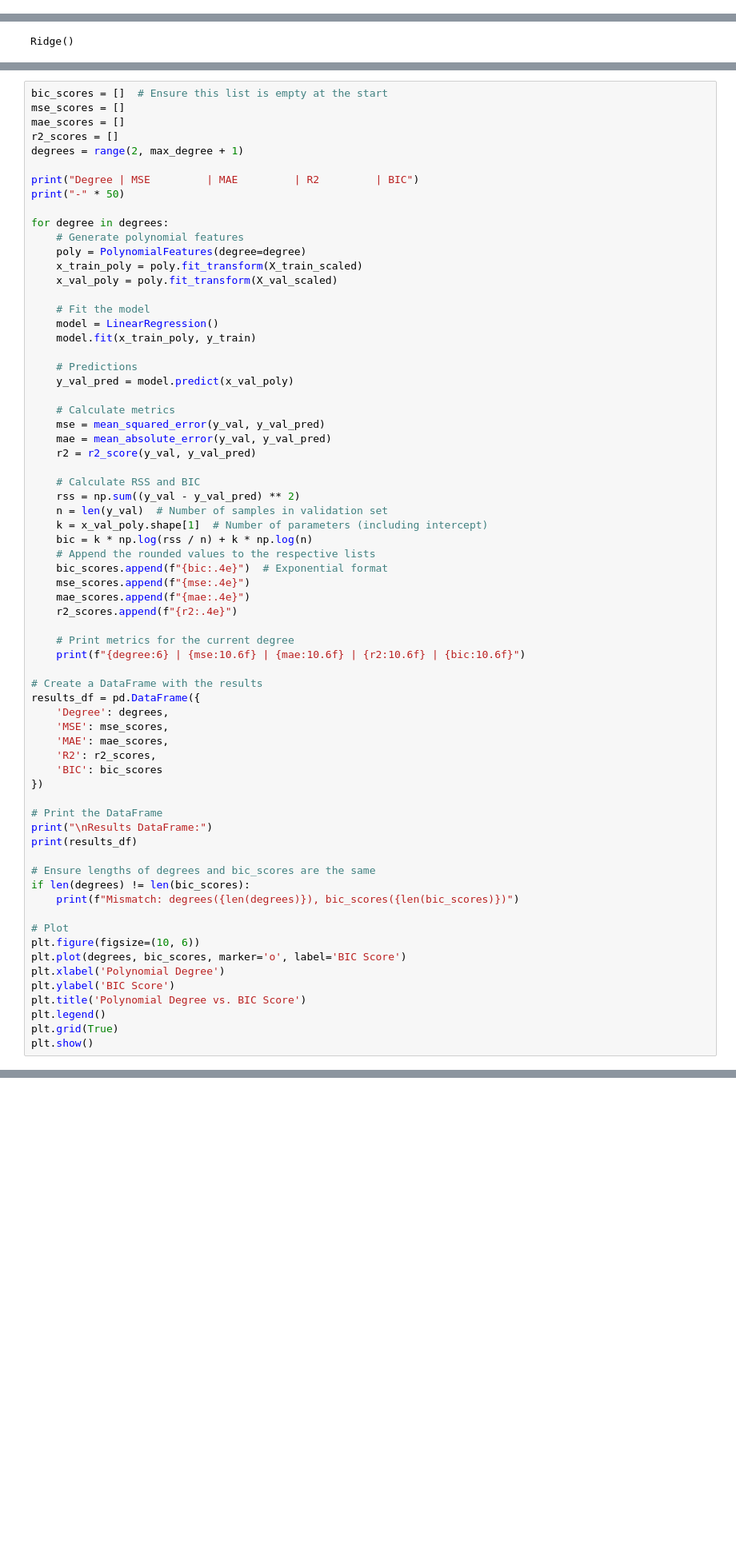
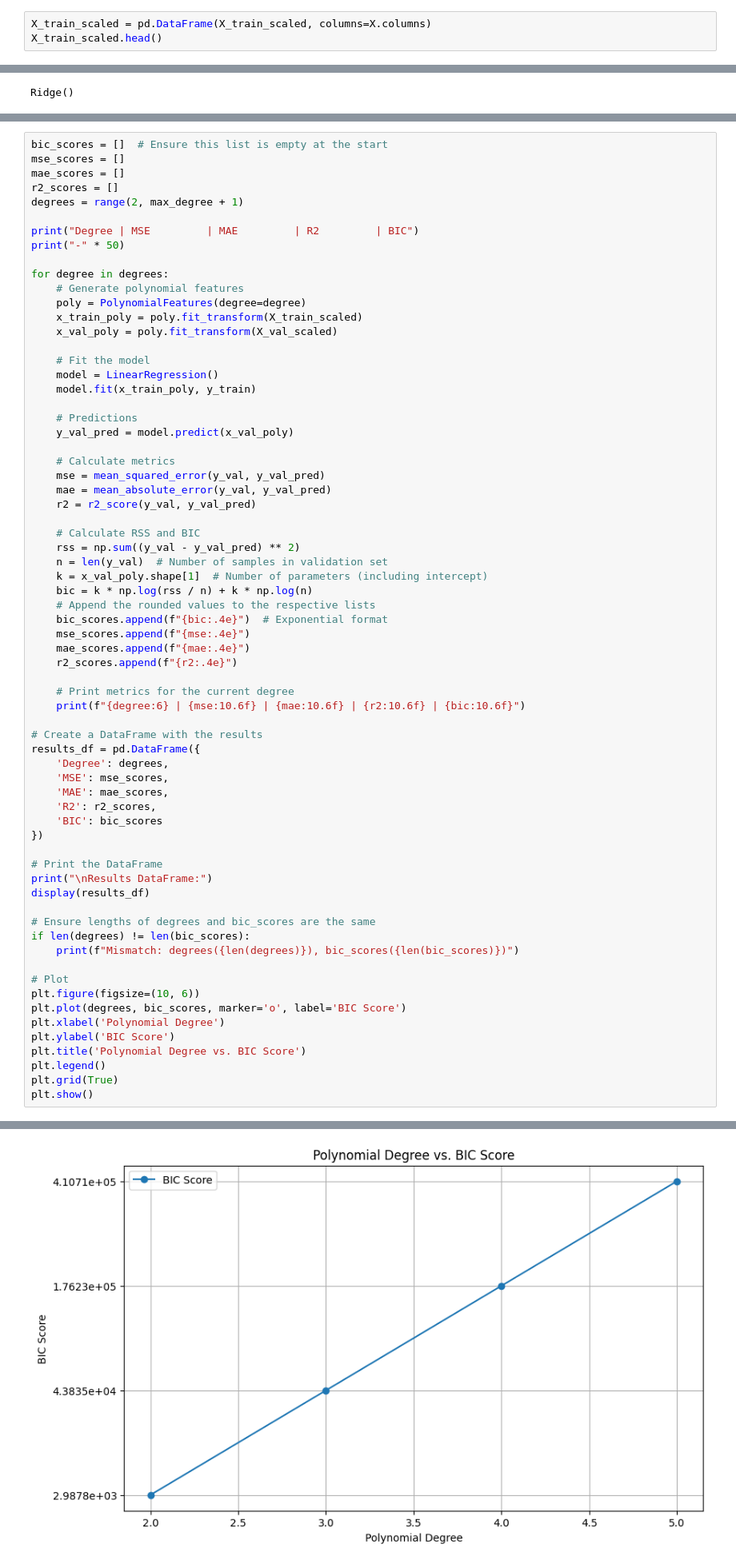
Before and after one commit to yazan6546/Regression-Analysis-and-Model-Selection, a Jupyter notebook: main.ipynb, the cells around one changed output, grey strips where cells are left out. Shown at 80% size. Cells and saved outputs as stored; diff of their text form; blank space fills up the shorter version.

```diff
--- a/main.ipynb
+++ b/main.ipynb
@@ -79,3 +82,6 @@ scaler = MinMaxScaler()
 X_train_scaled = scaler.fit_transform(X_train)
 X_val_scaled = scaler.transform(X_val)
 X_test_scaled = scaler.transform(X_test)
+# %%
+X_train_scaled = pd.DataFrame(X_train_scaled, columns=X.columns)
+X_train_scaled.head()
@@ -321,7 +385,7 @@ results_df = pd.DataFrame({
 
 # Print the DataFrame
 print("\nResults DataFrame:")
-print(results_df)
+display(results_df)
 
 # Ensure lengths of degrees and bic_scores are the same
 if len(degrees) != len(bic_scores):
@@ -336,3 +400,4 @@ plt.title('Polynomial Degree vs. BIC Score')
 plt.legend()
 plt.grid(True)
 plt.show()
+# %% [output]
@@ -339,3 +417,4 @@ plt.show()
+[figure, added]
 # %%
 df = pd.DataFrame(results_df).T  # Transpose to get models as rows
 df.reset_index(inplace=True)
```
Also changed, not shown: parts of 33 cells of this notebook.
